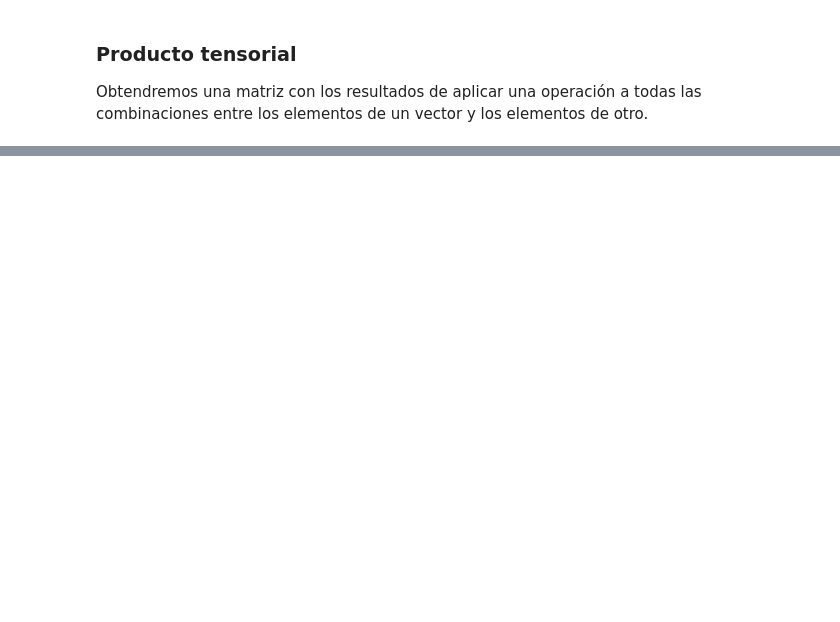
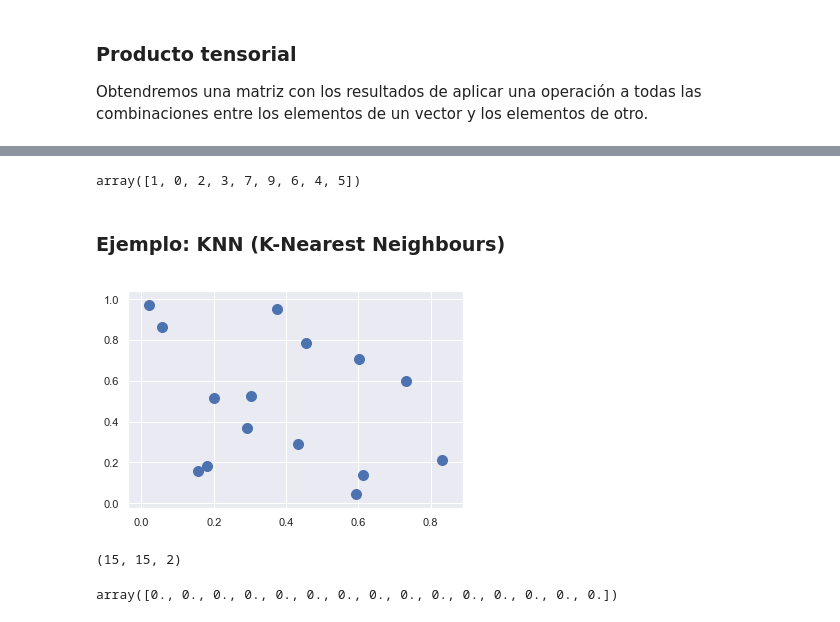
Before and after one commit to pyjaime/python3-101, a Jupyter notebook: python3_numpy_es.ipynb, the cells around one changed output, grey strips where cells are left out. Saved outputs shown, nothing was run; the diff lists cells and outputs as text; code cells hidden in the pictures; blank space fills up the shorter version.

Commit message:
Added broadcasting, fancy indexation and arrays sorting to numpy notebook

```diff
--- a/python3_numpy_es.ipynb
+++ b/python3_numpy_es.ipynb
@@ -445,0 +580,36 @@ array([6, 6])
+# %%
+# Ejemplo de agrupación
+np.partition(np.array([3,7,6,9,5,1,2,4,0]), 3)
+# %% [output]
+array([1, 0, 2, 3, 7, 9, 6, 4, 5])
+# %% [markdown]
+### Ejemplo: KNN (K-Nearest Neighbours)
+# %%
+%matplotlib inline
+import matplotlib.pyplot as plt
+import seaborn; seaborn.set() # styling
+
+# Generamos 15 muestras de puntos bidimensionales
+np.random.seed(42)
+data = np.random.rand(15, 2)
+
+# Los pintamos
+plt.scatter(data[:, 0], data[:, 1], s=100);
+# %% [output]
+[figure, added]
+# %%
+# Calculamos la distancia cuadrática de cada par de puntos como la suma de los cuadrados de las distancias.
+# Primero calculamos, para cada par de puntos, la diferencia entre sus coordenadas. Usamos broadcasting!
+differences = (data[:, np.newaxis, :] - data[np.newaxis, :, :])
+
+# Comprobamos la pinta del array
+differences.shape
+# %% [output]
+(15, 15, 2)
+# %%
+square_dist = np.sum(differences ** 2, axis=-1) # sobre el último eje
+
+# Comprobamos la diagonal!
+square_dist.diagonal()
+# %% [output]
+array([0., 0., 0., 0., 0., 0., 0., 0., 0., 0., 0., 0., 0., 0., 0.])
```
Also changed, not shown: parts of 56 cells of this notebook.
